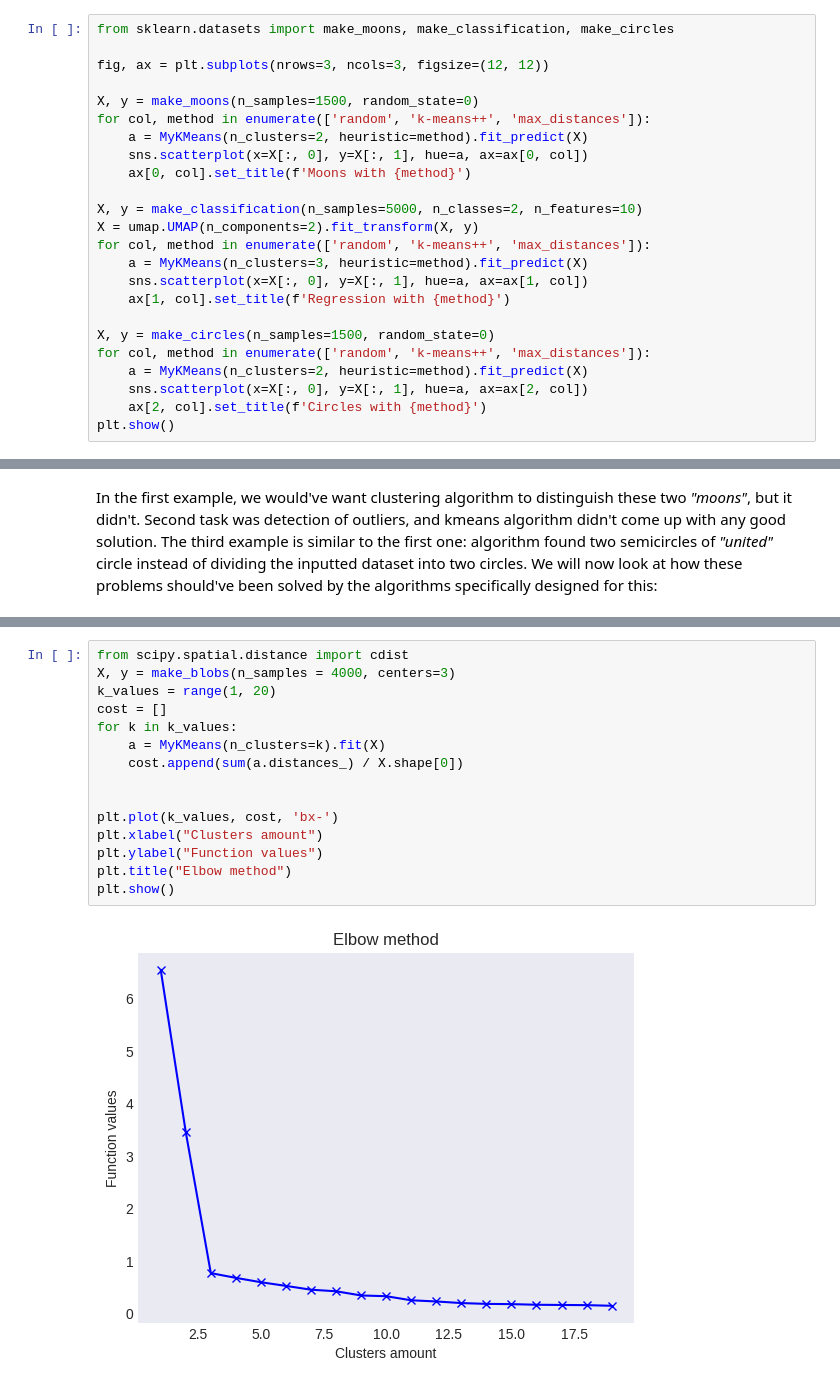
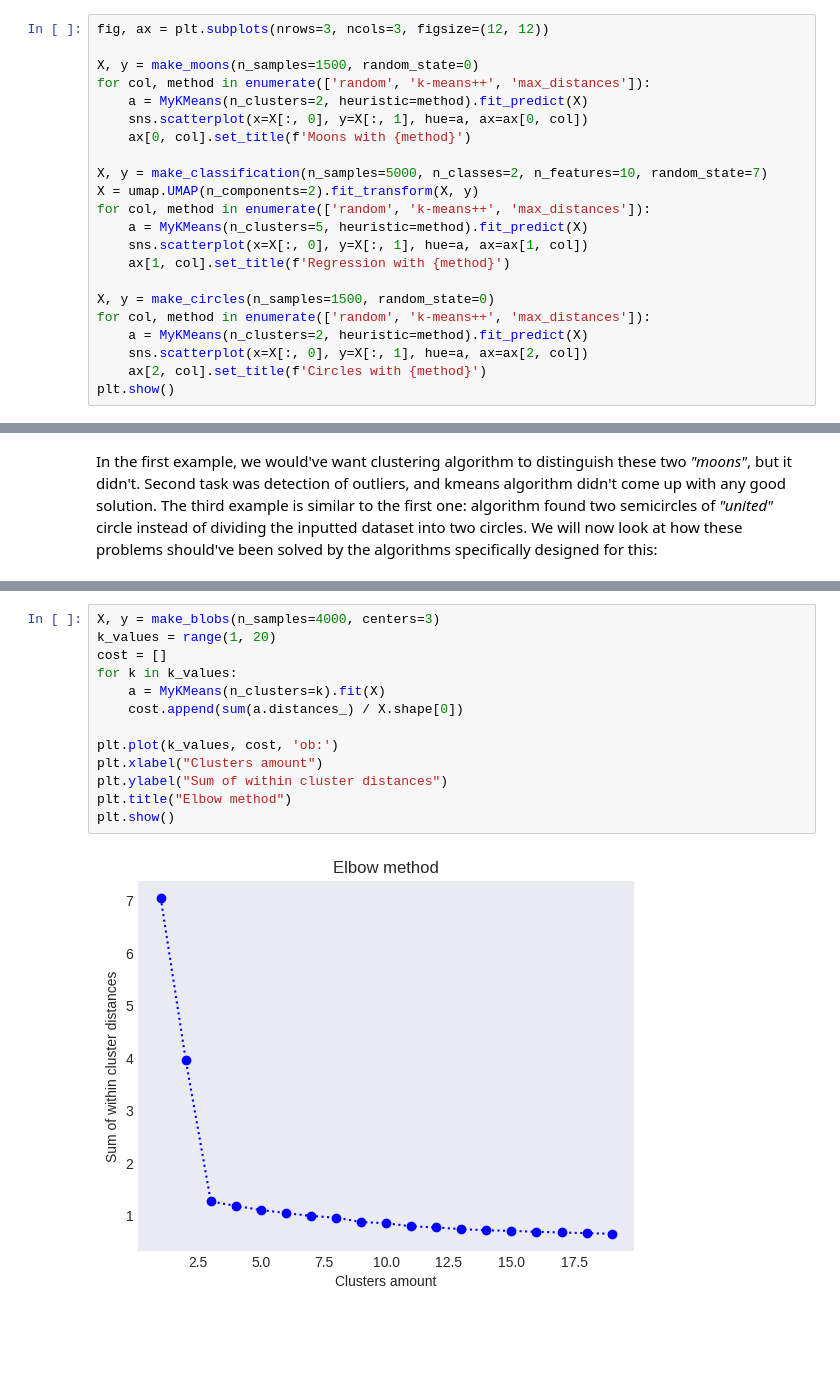
Before and after one commit to VFYAS/KMeans-implementation, a Jupyter notebook: kmeans implementation and report.ipynb, the cells around one changed output, grey strips where cells are left out. Saved outputs shown, nothing was run; the diff lists cells and outputs as text; blank space fills up the shorter version.

```diff
--- a/kmeans implementation and report.ipynb
+++ b/kmeans implementation and report.ipynb
@@ -286,6 +286,4 @@ import umap.umap_ as umap
 # %%
-from sklearn.datasets import make_moons, make_classification, make_circles
-
 fig, ax = plt.subplots(nrows=3, ncols=3, figsize=(12, 12))
 
 X, y = make_moons(n_samples=1500, random_state=0)
@@ -294,10 +292,10 @@ for col, method in enumerate(['random', 'k-means++', 'max_distances']):
     sns.scatterplot(x=X[:, 0], y=X[:, 1], hue=a, ax=ax[0, col])
     ax[0, col].set_title(f'Moons with {method}')
 
-X, y = make_classification(n_samples=5000, n_classes=2, n_features=10)
+X, y = make_classification(n_samples=5000, n_classes=2, n_features=10, random_state=7)
 X = umap.UMAP(n_components=2).fit_transform(X, y)
 for col, method in enumerate(['random', 'k-means++', 'max_distances']):
-    a = MyKMeans(n_clusters=3, heuristic=method).fit_predict(X)
+    a = MyKMeans(n_clusters=5, heuristic=method).fit_predict(X)
     sns.scatterplot(x=X[:, 0], y=X[:, 1], hue=a, ax=ax[1, col])
     ax[1, col].set_title(f'Regression with {method}')
 
@@ -343,17 +343,15 @@ In this section we will examine some methods of choosing the right amount of clu
 # %%
-from scipy.spatial.distance import cdist
-X, y = make_blobs(n_samples = 4000, centers=3)
+X, y = make_blobs(n_samples=4000, centers=3)
 k_values = range(1, 20)
 cost = []
 for k in k_values:
     a = MyKMeans(n_clusters=k).fit(X)
     cost.append(sum(a.distances_) / X.shape[0])
 
-
-plt.plot(k_values, cost, 'bx-')
+plt.plot(k_values, cost, 'ob:')
 plt.xlabel("Clusters amount")
-plt.ylabel("Function values")
+plt.ylabel("Sum of within cluster distances")
 plt.title("Elbow method")
 plt.show()
 # %% [output]
-[figure, old version]
+[figure, new version]
```
Also changed, not shown: parts of 19 cells of this notebook.
